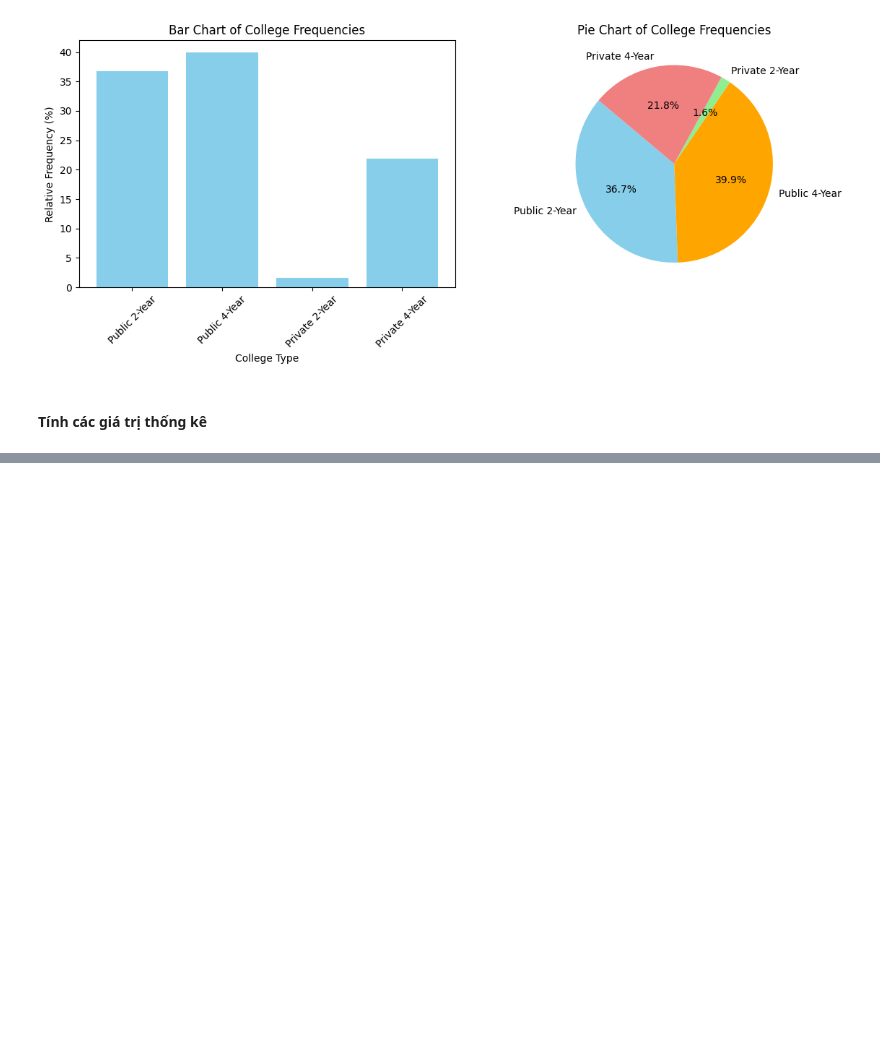
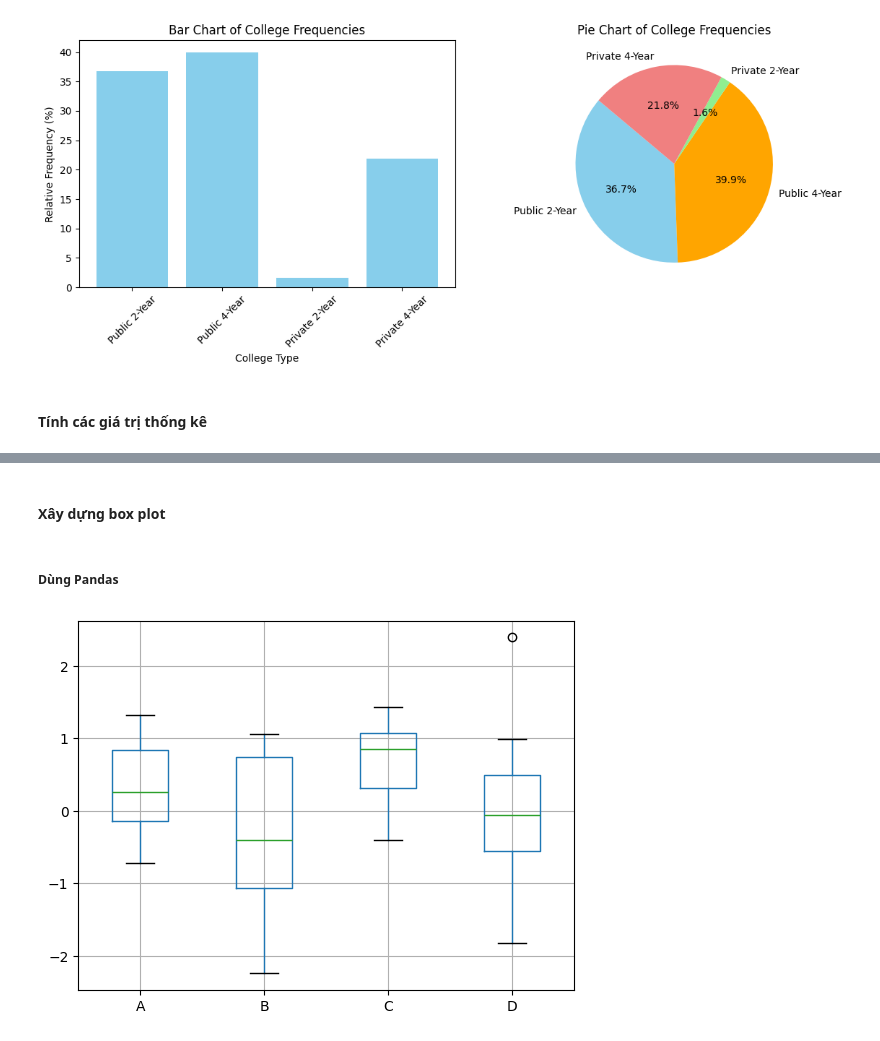
Before and after one commit to vinhveer/Study_Semester5_2024-2025, a Jupyter notebook: ComputerStatistics/Lab2/lab2.ipynb, the cells around one changed output, grey strips where cells are left out. Saved outputs shown, nothing was run; the diff lists cells and outputs as text; code cells hidden in the pictures; blank space fills up the shorter version.

```diff
--- a/ComputerStatistics/Lab2/lab2.ipynb
+++ b/ComputerStatistics/Lab2/lab2.ipynb
@@ -343,0 +385,21 @@ plt.show()
+# %% [markdown]
+#### Xây dựng box plot
+# %% [markdown]
+##### Dùng Pandas
+# %%
+import numpy as np
+import pandas as pd
+import matplotlib.pyplot as plt
+
+np.random.seed(1234)
+
+# Tạo dữ liệu ngẫu nhiên
+df = pd.DataFrame(np.random.randn(10, 4), columns=['A', 'B', 'C', 'D'])
+
+# Vẽ biểu đồ Boxplot
+df.boxplot(column=['A', 'B', 'C', 'D'])
+
+# Hiển thị biểu đồ
+plt.show()
+# %% [output]
+[figure, added]
```
Also changed, not shown: parts of 13 cells of this notebook, 1 other file.
